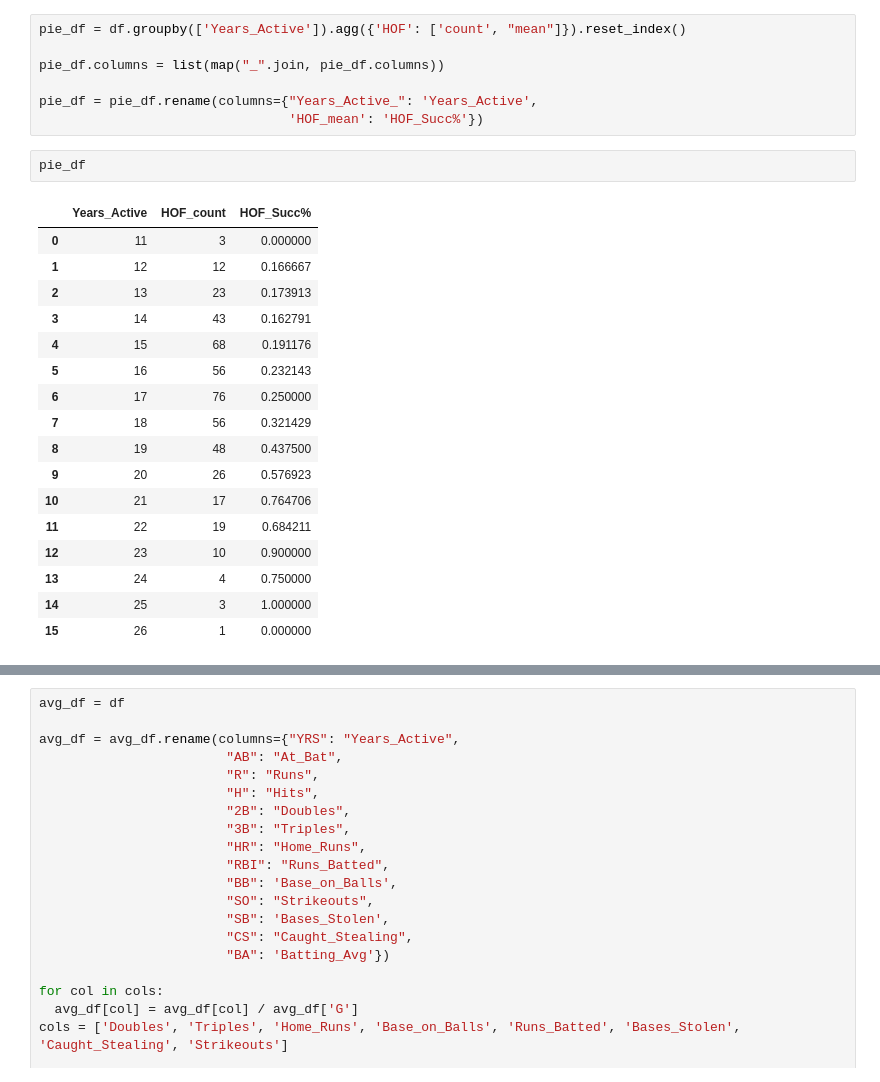
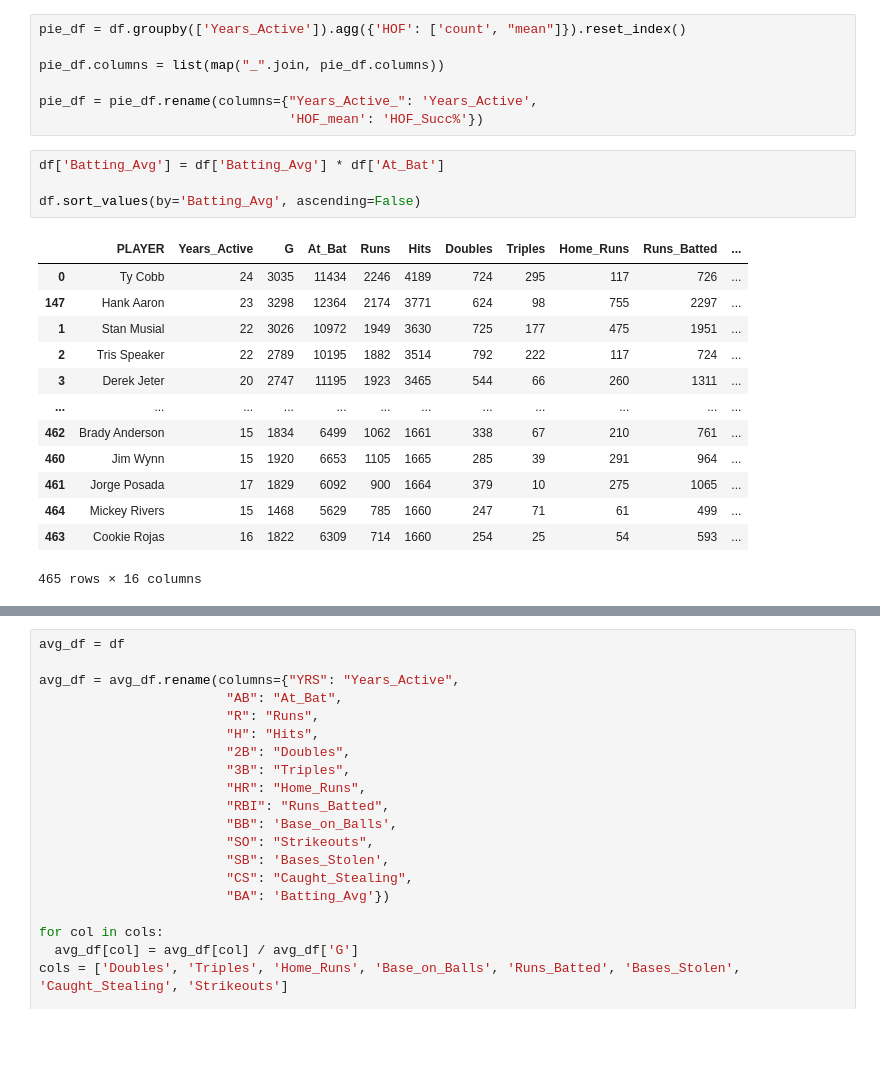
Before and after one commit to A-Peoples/DSRP_Project, a Jupyter notebook: Data_Science_Project_2025.ipynb, the cells around one changed output, grey strips where cells are left out. Saved outputs shown, nothing was run; the diff lists cells and outputs as text; blank space fills up the shorter version.

```diff
--- a/Data_Science_Project_2025.ipynb
+++ b/Data_Science_Project_2025.ipynb
@@ -91,26 +91,24 @@ pie_df.columns = list(map("_".join, pie_df.columns))
 
 pie_df = pie_df.rename(columns={"Years_Active_": 'Years_Active',
                                 'HOF_mean': 'HOF_Succ%'})
-# %%
-pie_df
-# %% [output]
-|  | Years_Active | HOF_count | HOF_Succ% |
-| 0 | 11 | 3 | 0.000000 |
-| 1 | 12 | 12 | 0.166667 |
-| 2 | 13 | 23 | 0.173913 |
-| 3 | 14 | 43 | 0.162791 |
-| 4 | 15 | 68 | 0.191176 |
-| 5 | 16 | 56 | 0.232143 |
-| 6 | 17 | 76 | 0.250000 |
-| 7 | 18 | 56 | 0.321429 |
-| 8 | 19 | 48 | 0.437500 |
-| 9 | 20 | 26 | 0.576923 |
-| 10 | 21 | 17 | 0.764706 |
-| 11 | 22 | 19 | 0.684211 |
-| 12 | 23 | 10 | 0.900000 |
-| 13 | 24 | 4 | 0.750000 |
-| 14 | 25 | 3 | 1.000000 |
-| 15 | 26 | 1 | 0.000000 |
+# %%
+df['Batting_Avg'] = df['Batting_Avg'] * df['At_Bat']
+
+df.sort_values(by='Batting_Avg', ascending=False)
+# %% [output]
+|  | PLAYER | Years_Active | G | At_Bat | Runs | Hits | Doubles | Triples | Home_Runs | Runs_Batted | ... |
+| 0 | Ty Cobb | 24 | 3035 | 11434 | 2246 | 4189 | 724 | 295 | 117 | 726 | ... |
+| 147 | Hank Aaron | 23 | 3298 | 12364 | 2174 | 3771 | 624 | 98 | 755 | 2297 | ... |
+| 1 | Stan Musial | 22 | 3026 | 10972 | 1949 | 3630 | 725 | 177 | 475 | 1951 | ... |
+| 2 | Tris Speaker | 22 | 2789 | 10195 | 1882 | 3514 | 792 | 222 | 117 | 724 | ... |
+| 3 | Derek Jeter | 20 | 2747 | 11195 | 1923 | 3465 | 544 | 66 | 260 | 1311 | ... |
+| ... | ... | ... | ... | ... | ... | ... | ... | ... | ... | ... | ... |
+| 462 | Brady Anderson | 15 | 1834 | 6499 | 1062 | 1661 | 338 | 67 | 210 | 761 | ... |
+| 460 | Jim Wynn | 15 | 1920 | 6653 | 1105 | 1665 | 285 | 39 | 291 | 964 | ... |
+| 461 | Jorge Posada | 17 | 1829 | 6092 | 900 | 1664 | 379 | 10 | 275 | 1065 | ... |
+| 464 | Mickey Rivers | 15 | 1468 | 5629 | 785 | 1660 | 247 | 71 | 61 | 499 | ... |
+| 463 | Cookie Rojas | 16 | 1822 | 6309 | 714 | 1660 | 254 | 25 | 54 | 593 | ... |
+465 rows × 16 columns
 # %%
 plt.scatter(no_hof_df['G'], no_hof_df['Home_Runs'], color='red')
 plt.xlabel('Games')
```
Also changed, not shown: parts of 4 cells of this notebook.
